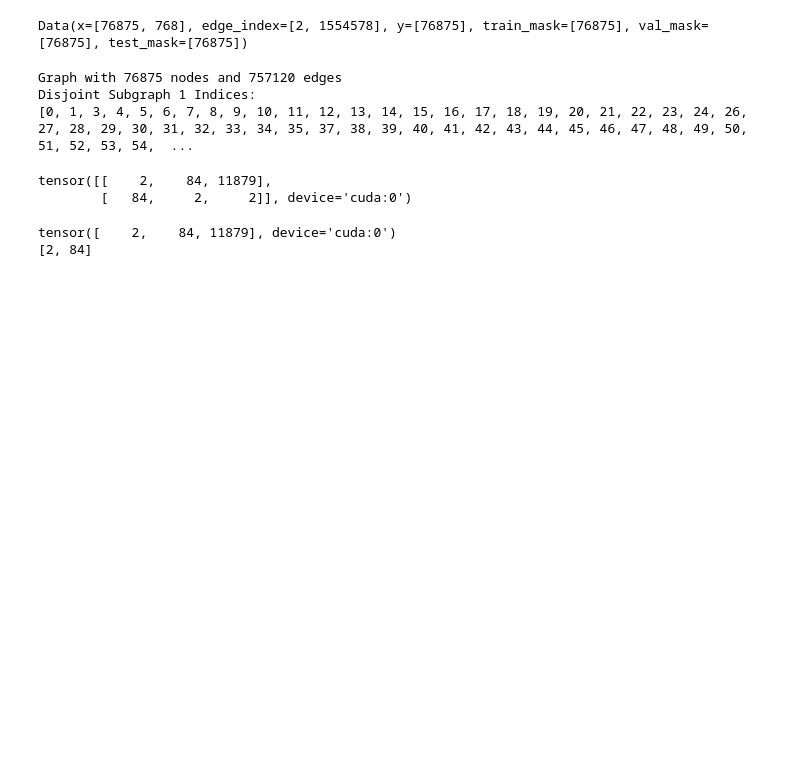
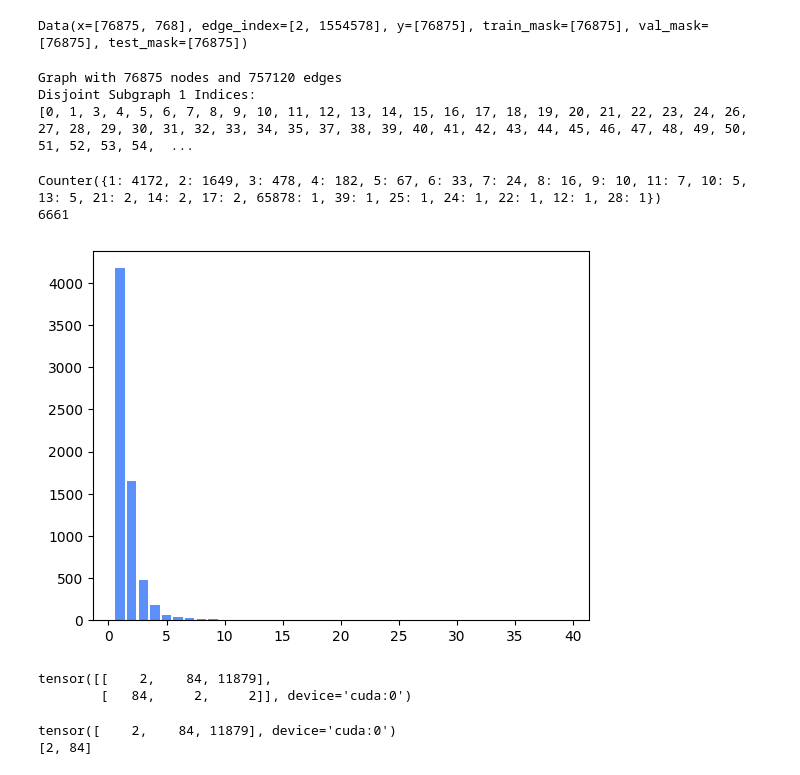
Before and after one commit to Motion115/DF-book-class-prediction, a Jupyter notebook: exploaratary_analysis.ipynb, the cells around one changed output. Drawn from its saved outputs; the diff is of its cells as text; code cells hidden in the pictures; blank space fills up the shorter version.

```diff
--- a/exploaratary_analysis.ipynb
+++ b/exploaratary_analysis.ipynb
@@ -69,6 +69,35 @@ for i, indices in enumerate(subgraph_indices):
 Graph with 76875 nodes and 757120 edges
 Disjoint Subgraph 1 Indices:
 [0, 1, 3, 4, 5, 6, 7, 8, 9, 10, 11, 12, 13, 14, 15, 16, 17, 18, 19, 20, 21, 22, 23, 24, 26, 27, 28, 29, 30, 31, 32, 33, 34, 35, 37, 38, 39, 40, 41, 42, 43, 44, 45, 46, 47, 48, 49, 50, 51, 52, 53, 54,  ...
+# %%
+import matplotlib.pyplot as plt
+subgraph_list = []
+for i, indices in enumerate(subgraph_indices):
+    subgraph_list.append(len(indices))
+# count the frequency of each value
+import collections
+counts = collections.Counter(subgraph_list)
+print(counts)
+
+# calculate the total of counts
+total = sum(counts.values())
+print(total)
+
+# remove 65878
+subgraph_list.remove(65878)
+counts = collections.Counter(subgraph_list)
+
+
+
+# calculate the percentage for each class
+# bar chart
+import matplotlib.pyplot as plt
+plt.bar(counts.keys(), counts.values(), color="#5B8FF9")
+plt.show()
+# %% [output]
+Counter({1: 4172, 2: 1649, 3: 478, 4: 182, 5: 67, 6: 33, 7: 24, 8: 16, 9: 10, 11: 7, 10: 5, 13: 5, 21: 2, 14: 2, 17: 2, 65878: 1, 39: 1, 25: 1, 24: 1, 22: 1, 12: 1, 28: 1})
+6661
+[figure, added]
 # %%
 import torch
 torch.cuda.empty_cache()
```
Also changed, not shown: parts of 1 cell of this notebook, 1 other file.
